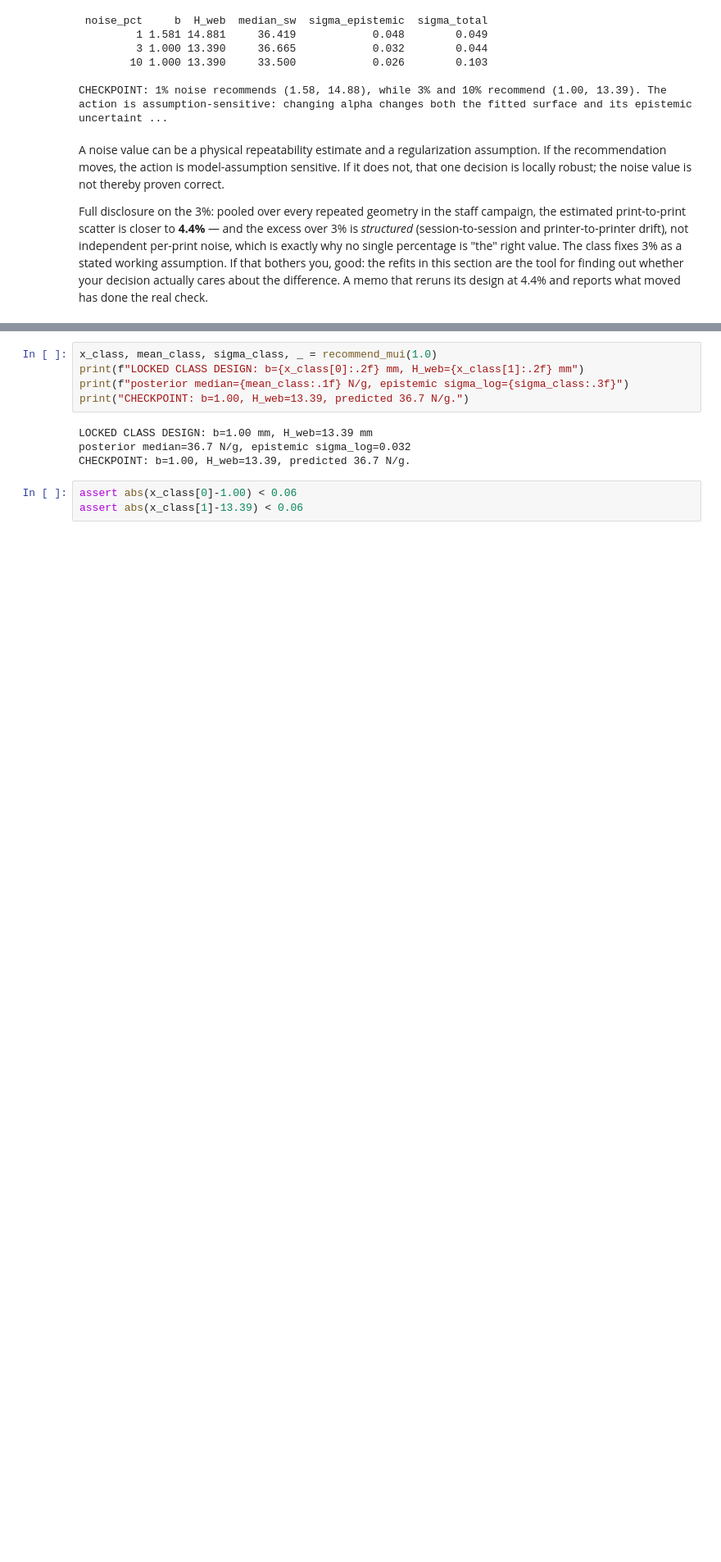
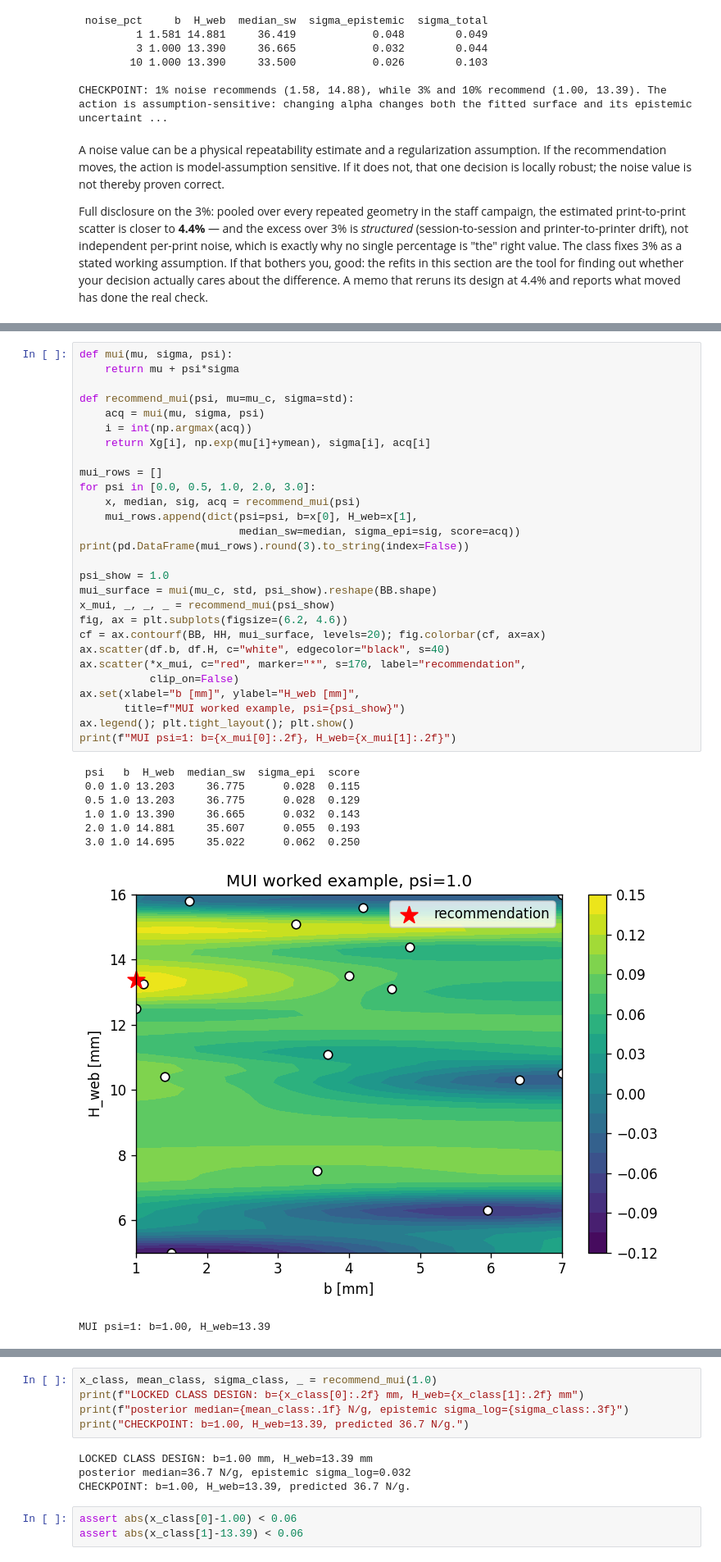
Before and after one commit to andrewvoss8-boop/core-me-data-science-activities-public, a Jupyter notebook: me323/Module1_drafts/ME323_Module1_Prelab2_ML_KEY.ipynb, the cells around one changed output, grey strips where cells are left out. Shown at 82% size. Cells and saved outputs as stored; diff of their text form; blank space fills up the shorter version.

```diff
--- a/me323/Module1_drafts/ME323_Module1_Prelab2_ML_KEY.ipynb
+++ b/me323/Module1_drafts/ME323_Module1_Prelab2_ML_KEY.ipynb
@@ -661,0 +622,37 @@ either rule actually does. Fill in one line in each function.
+# %%
+def mui(mu, sigma, psi):
+    return mu + psi*sigma
+
+def recommend_mui(psi, mu=mu_c, sigma=std):
+    acq = mui(mu, sigma, psi)
+    i = int(np.argmax(acq))
+    return Xg[i], np.exp(mu[i]+ymean), sigma[i], acq[i]
+
+mui_rows = []
+for psi in [0.0, 0.5, 1.0, 2.0, 3.0]:
+    x, median, sig, acq = recommend_mui(psi)
+    mui_rows.append(dict(psi=psi, b=x[0], H_web=x[1],
+                         median_sw=median, sigma_epi=sig, score=acq))
+print(pd.DataFrame(mui_rows).round(3).to_string(index=False))
+
+psi_show = 1.0
+mui_surface = mui(mu_c, std, psi_show).reshape(BB.shape)
+x_mui, _, _, _ = recommend_mui(psi_show)
+fig, ax = plt.subplots(figsize=(6.2, 4.6))
+cf = ax.contourf(BB, HH, mui_surface, levels=20); fig.colorbar(cf, ax=ax)
+ax.scatter(df.b, df.H, c="white", edgecolor="black", s=40)
+ax.scatter(*x_mui, c="red", marker="*", s=170, label="recommendation",
+           clip_on=False)
+ax.set(xlabel="b [mm]", ylabel="H_web [mm]",
+       title=f"MUI worked example, psi={psi_show}")
+ax.legend(); plt.tight_layout(); plt.show()
+print(f"MUI psi=1: b={x_mui[0]:.2f}, H_web={x_mui[1]:.2f}")
+# %% [output]
+ psi   b  H_web  median_sw  sigma_epi  score
+ 0.0 1.0 13.203     36.775      0.028  0.115
+ 0.5 1.0 13.203     36.775      0.028  0.129
+ 1.0 1.0 13.390     36.665      0.032  0.143
+ 2.0 1.0 14.881     35.607      0.055  0.193
+ 3.0 1.0 14.695     35.022      0.062  0.250
+[figure, added]
+MUI psi=1: b=1.00, H_web=13.39
```
Also changed, not shown: parts of 24 cells of this notebook, 8 other files.
